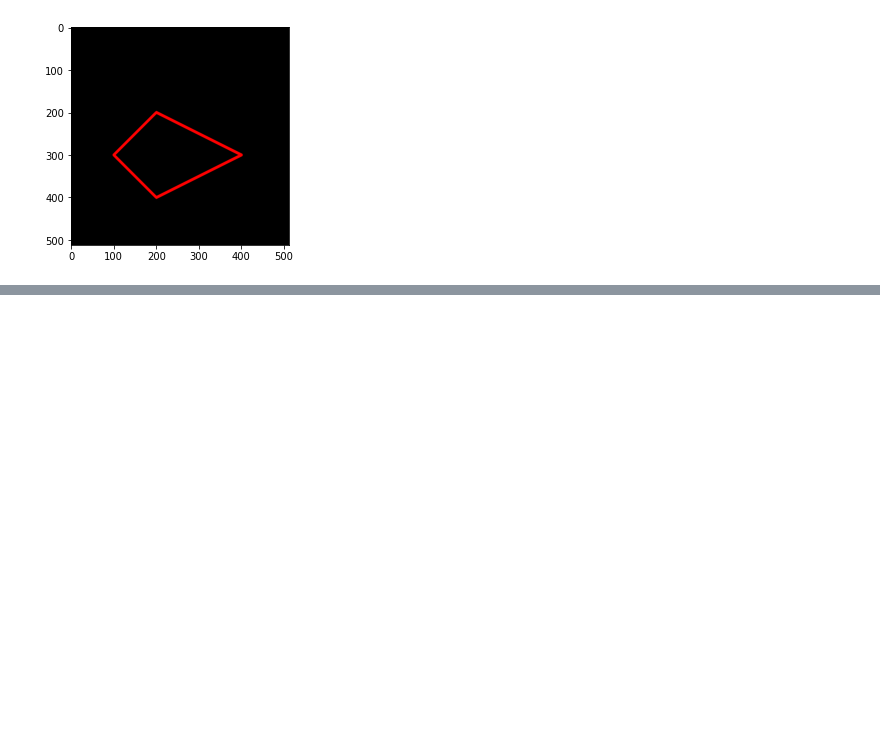
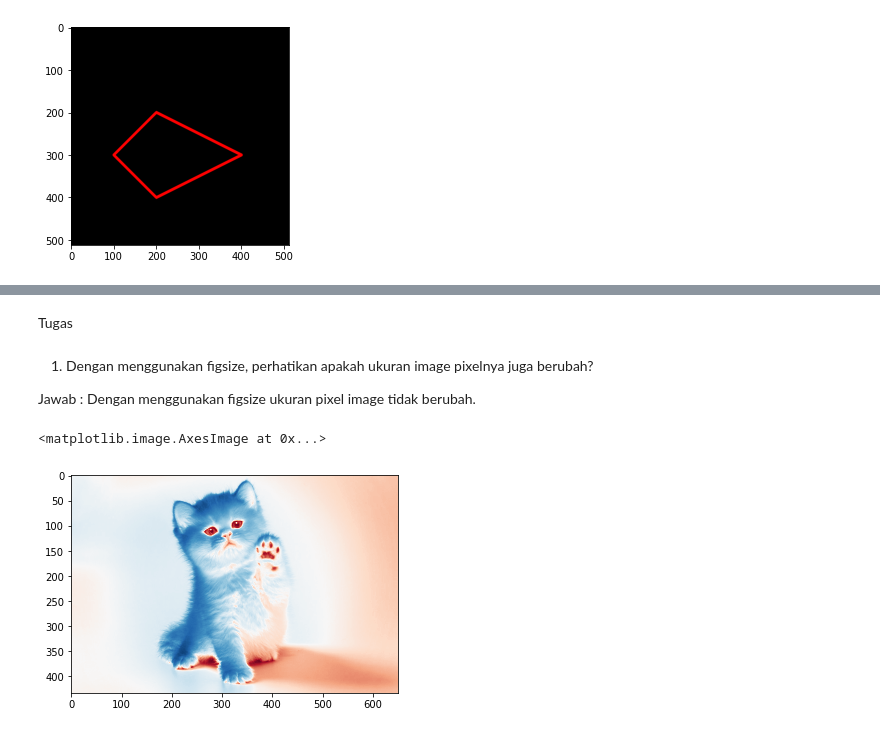
Before and after one commit to rsakml/PCVK_Genap_2022, a Jupyter notebook: Week2.ipynb, the cells around one changed output, grey strips where cells are left out. Cells and saved outputs as stored; diff of their text form; code cells hidden in the pictures; blank space fills up the shorter version.

```diff
--- a/Week2.ipynb
+++ b/Week2.ipynb
@@ -132,0 +155,15 @@ plt.imshow(black_img2)
+# %% [markdown]
+Tugas
+# %% [markdown]
+1.	Dengan menggunakan figsize, perhatikan apakah ukuran image pixelnya juga berubah?
+
+Jawab :
+Dengan menggunakan figsize ukuran pixel image tidak berubah.
+# %%
+# 2.Tampilkan image dalam channel Red-Blue dan Green-Blue saja!
+
+#Red-Blue
+plt.imshow(img_gray, cmap='RdBu')
+# %% [output]
+<matplotlib.image.AxesImage at 0x...>
+[figure, added]
```
Also changed, not shown: parts of 9 cells of this notebook.
